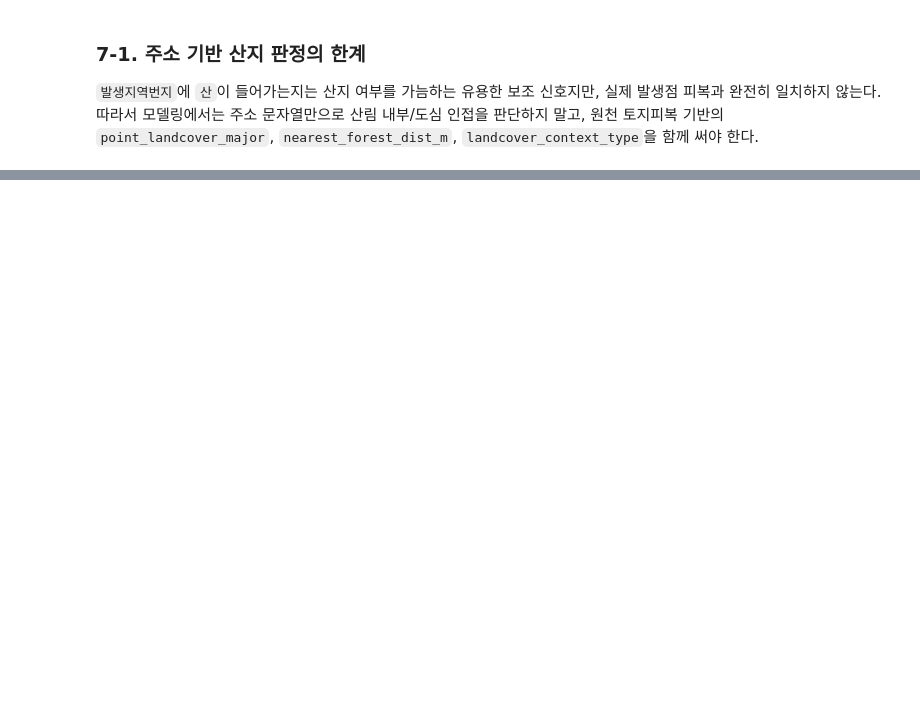
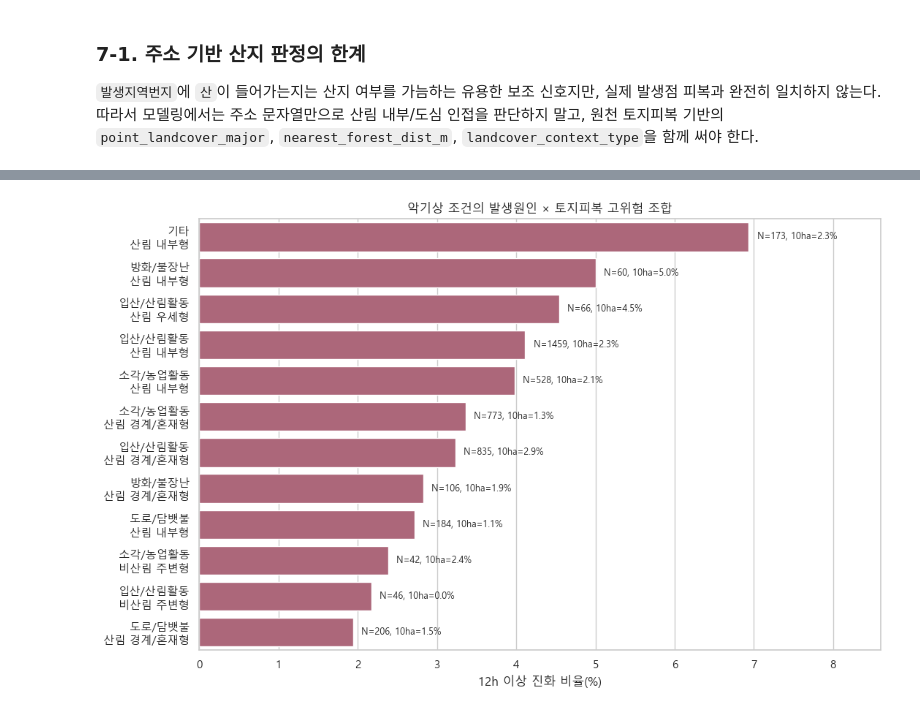
Before and after one commit to Max-JI64/farm-system-public-02, a Jupyter notebook: jsw/EDA/EDA-2026-05-27_전국-심화-분석.ipynb, the cells around one changed output, grey strips where cells are left out. Saved outputs shown, nothing was run; the diff lists cells and outputs as text; code cells hidden in the pictures; blank space fills up the shorter version.

```diff
--- a/jsw/EDA/EDA-2026-05-27_전체-심화-분석.ipynb
+++ b/jsw/EDA/EDA-2026-05-27_전국-심화-분석.ipynb
@@ -634,0 +864,30 @@ display(parcel_summary.round(4))
+# %%
+top_actionable_plot = actionable_weather_risk.head(12).copy()
+top_actionable_plot["조합"] = top_actionable_plot["cause_group"] + "\n" + top_actionable_plot["landcover_context_type"]
+
+fig, ax = plt.subplots(figsize=(11, 7))
+sns.barplot(
+    data=top_actionable_plot,
+    y="조합",
+    x="12h 이상 비율(%)",
+    color="#b85b75",
+    ax=ax,
+)
+x_max = top_actionable_plot["12h 이상 비율(%)"].max()
+ax.set_xlim(0, x_max * 1.24)
+for i, (_, row) in enumerate(top_actionable_plot.iterrows()):
+    ax.text(
+        row["12h 이상 비율(%)"] + x_max * 0.015,
+        i,
+        f"N={int(row['진화 유효 N'])}, 10ha={row['10ha 이상 비율(%)']:.1f}%",
+        va="center",
+        fontsize=9,
+    )
+ax.set_title("악기상 조건의 발생원인 × 토지피복 고위험 조합")
+ax.set_xlabel("12h 이상 진화 비율(%)")
+ax.set_ylabel("")
+plt.tight_layout()
+fig.savefig(TMP_PLOT_DIR / "06_cause_context_weather_peak.png", dpi=160, bbox_inches="tight")
+plt.show()
+# %% [output]
+[figure, added]
```
Also changed, not shown: parts of 14 cells of this notebook, 1 other file.
